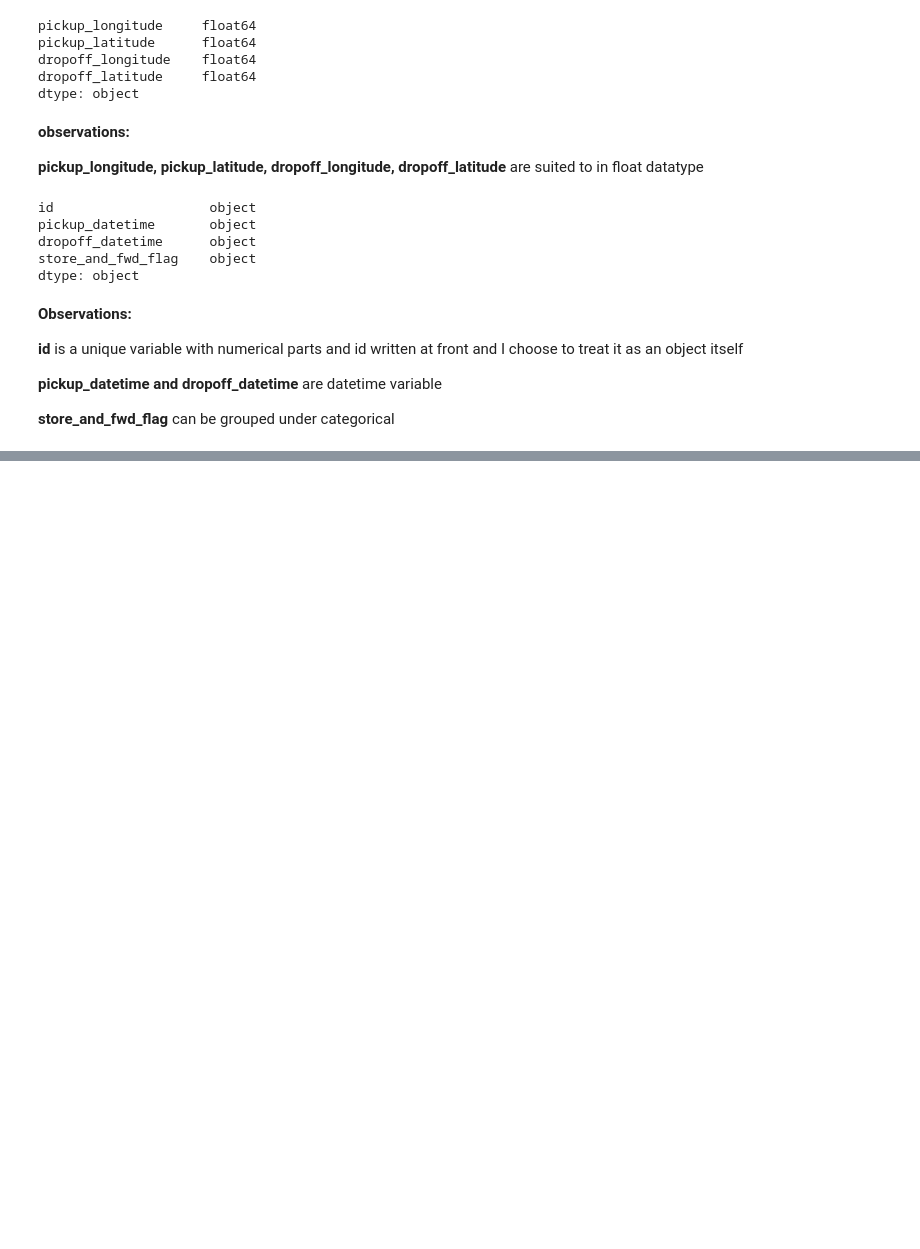
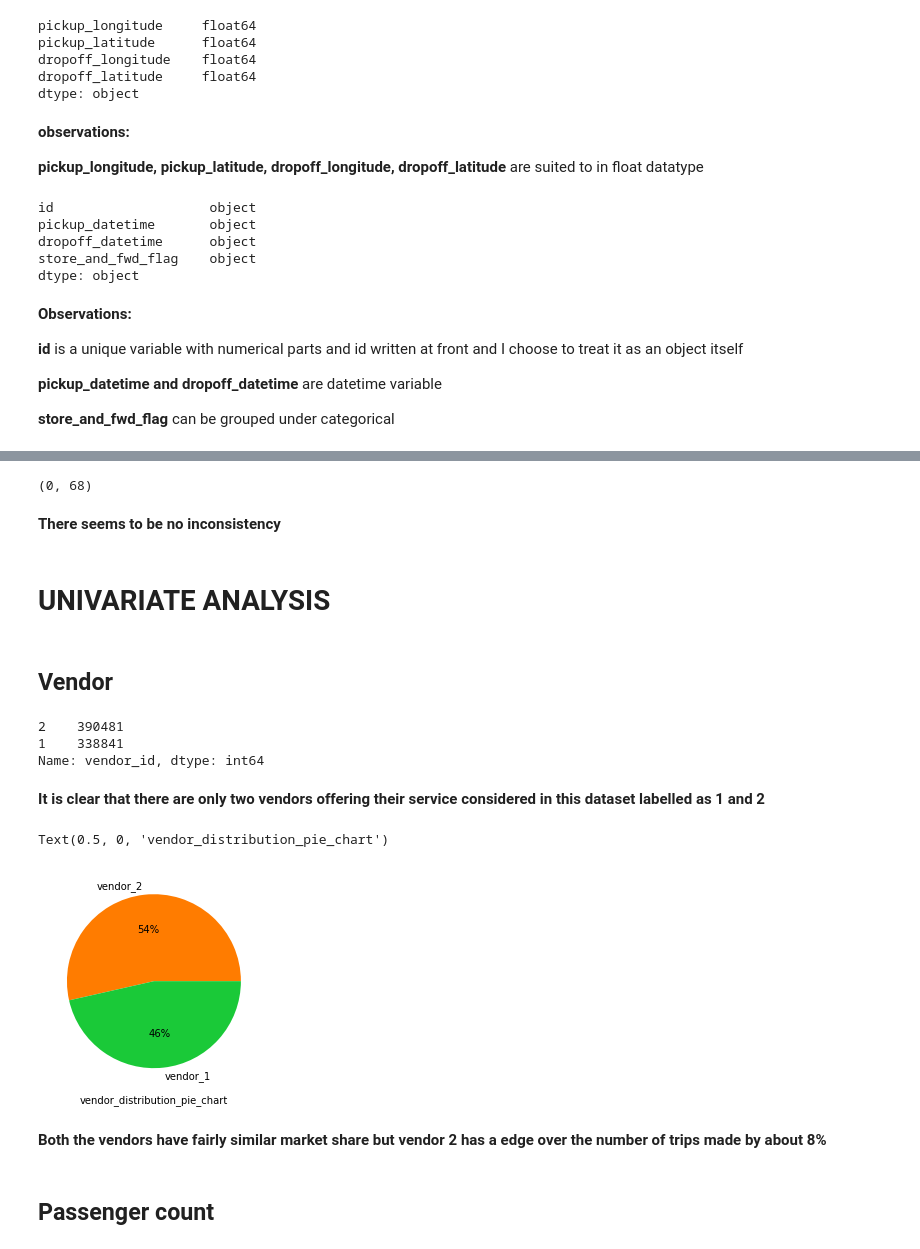
Before and after one commit to kailashsp/Exploratory-data-analysis-on-NYC-taxi-trip-duration, a Jupyter notebook: Project 2 Exploratory data analysis on NYC taxi trip duration.ipynb, the cells around one changed output, grey strips where cells are left out. Cells and saved outputs as stored; diff of their text form; code cells hidden in the pictures; blank space fills up the shorter version.

Commit message:
EDA of NYC taxi trip duration completed first draft

```diff
--- a/Project 2 Exploratory data analysis on NYC taxi trip duration.ipynb
+++ b/Project 2 Exploratory data analysis on NYC taxi trip duration.ipynb
@@ -253,0 +261,32 @@ data.head()
+# %%
+data['check_trip_duration'] = (data['dropoff_datetime'] - data['pickup_datetime']).map(lambda x: x.total_seconds())
+
+duration_difference = data[np.abs(data['check_trip_duration'].values  - data['trip_duration'].values) > 1]
+duration_difference.shape
+# %% [output]
+(0, 68)
+# %% [markdown]
+**There seems to be no inconsistency**
+# %% [markdown]
+# UNIVARIATE ANALYSIS #
+# %% [markdown]
+## Vendor ##
+# %%
+data.vendor_id.value_counts()
+# %% [output]
+2    390481
+1    338841
+Name: vendor_id, dtype: int64
+# %% [markdown]
+**It is clear that there are only two vendors offering their service considered in this dataset labelled as 1 and 2**
+# %%
+colors = sns.color_palette('bright')[1:3]
+plt.pie(data.vendor_id.value_counts(), labels = ['vendor_2','vendor_1'], colors = colors, autopct='%.0f%%')
+plt.xlabel('vendor_distribution_pie_chart')
+# %% [output]
+Text(0.5, 0, 'vendor_distribution_pie_chart')
+[figure, added]
+# %% [markdown]
+**Both the vendors have fairly similar market share but vendor 2 has a edge over the number of trips made by about 8%**
+# %% [markdown]
+## Passenger count ##
```
Also changed, not shown: parts of 88 cells of this notebook.
